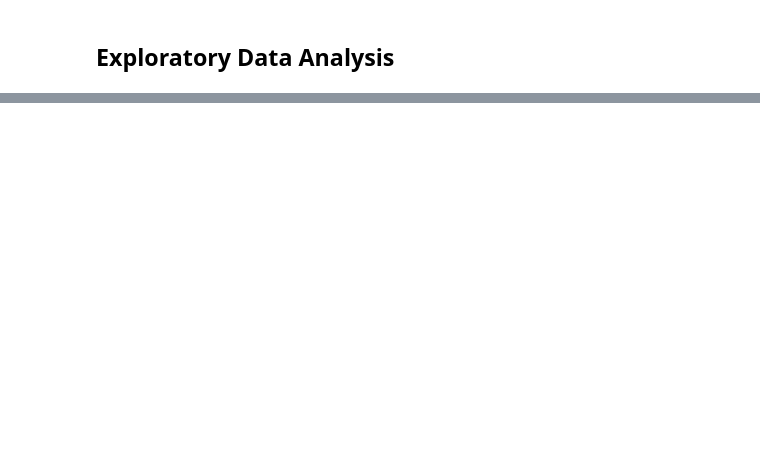
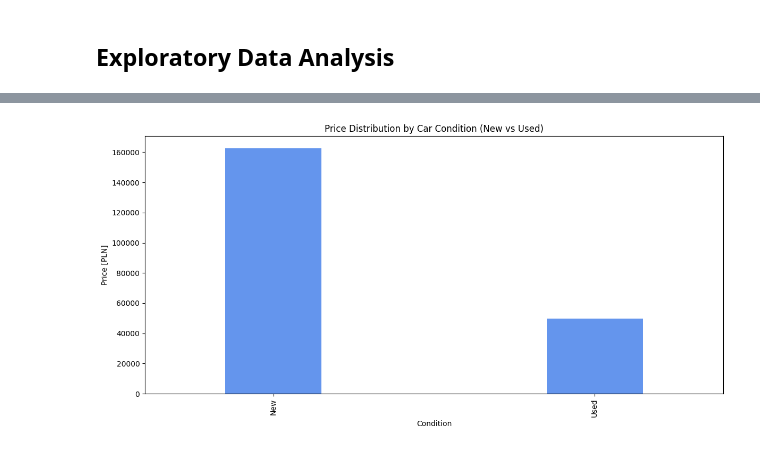
Before and after one commit to Przemsonn05/Cars-Price-Prediction-in-Poland, a Jupyter notebook: notebooks/cars_price_prediction.ipynb, the cells around one changed output, grey strips where cells are left out. Cells and saved outputs as stored; diff of their text form; code cells hidden in the pictures; blank space fills up the shorter version.

```diff
--- a/notebooks/cars_price_prediction.ipynb
+++ b/notebooks/cars_price_prediction.ipynb
@@ -244,0 +327,14 @@ ax
+# %%
+#Price Distribution by Car Condition
+cond_count = cars_data_out.groupby('Condition')['price_PLN'].mean()
+
+plt.figure(figsize=(12, 6))
+
+cond_count.plot(kind='bar', color='cornflowerblue', width=0.3)
+plt.title('Price Distribution by Car Condition (New vs Used)')
+plt.xlabel('Condition')
+plt.ylabel('Price [PLN]')
+plt.tight_layout()
+plt.show()
+# %% [output]
+[figure, added]
```
Also changed, not shown: parts of 25 cells of this notebook.
